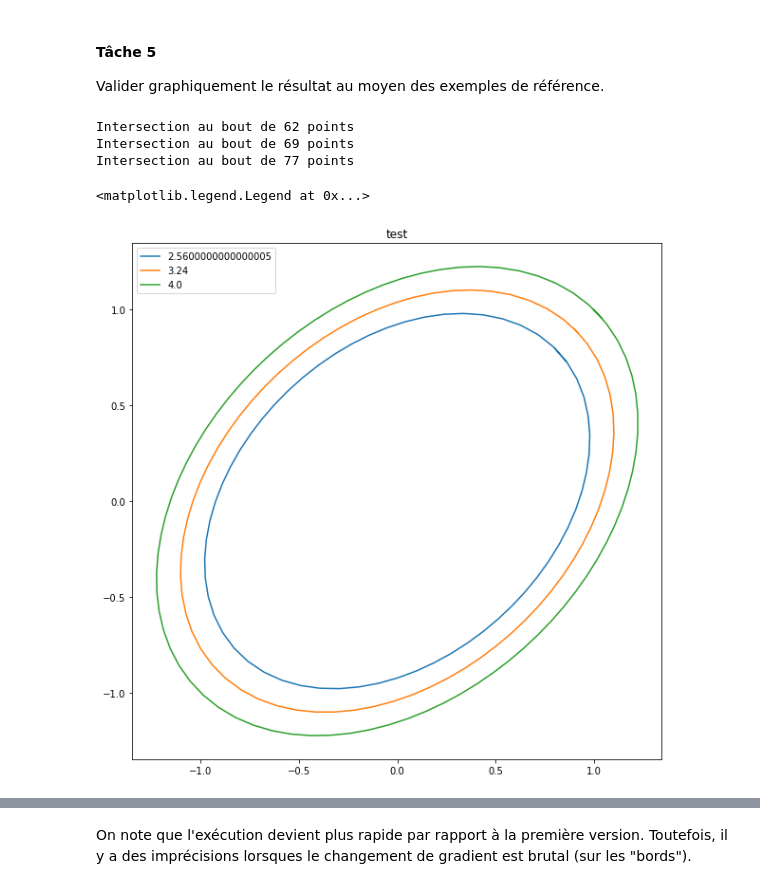
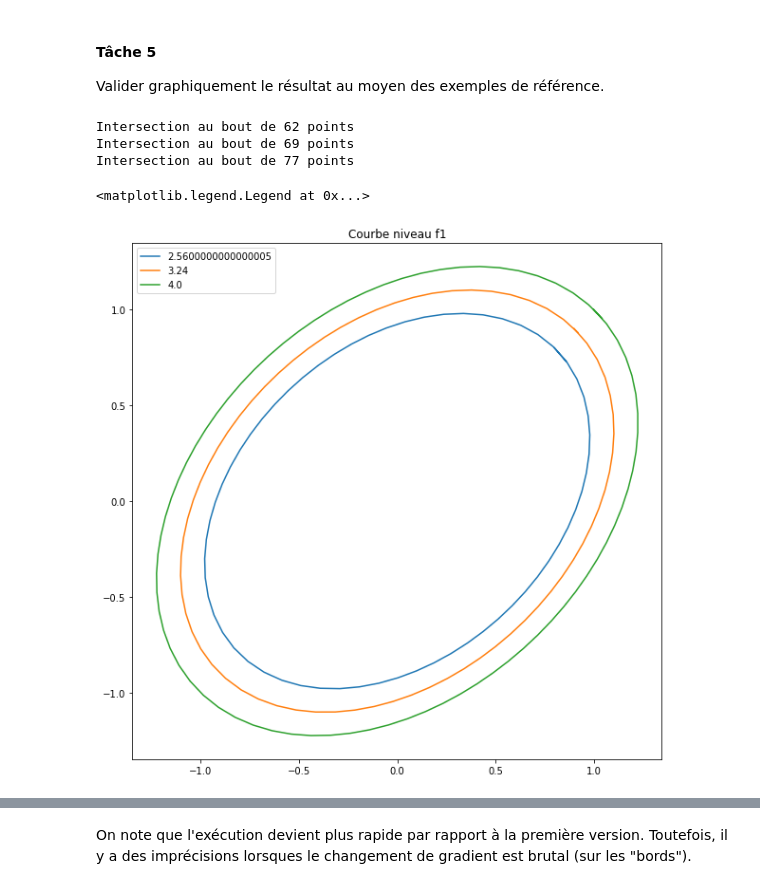
Before and after one commit to guillaumerichard2020/Projet-maths-1, a Jupyter notebook: Courbes de niveau - Enoncé.ipynb, the cells around one changed output, grey strips where cells are left out. Saved outputs shown, nothing was run; the diff lists cells and outputs as text; code cells hidden in the pictures.

```diff
--- a/Courbes de niveau - Enoncé.ipynb
+++ b/Courbes de niveau - Enoncé.ipynb
@@ -510,20 +509,20 @@ Valider graphiquement le résultat au moyen des exemples de référence.
 # %%
 test1=level_curve2(f1, 0.8, 0.8, 0.1, 1000)
 test2=level_curve2(f1, 0.9, 0.9, 0.1, 1000)
 test3=level_curve2(f1, 1.0, 1.0, 0.1, 1000)
 
 plt.figure()
-plt.title('test')
+plt.title('Courbe niveau f1')
 plt.plot(test1[0],test1[1], label=f1(0.8,0.8))
 plt.plot(test2[0],test2[1], label=f1(0.9,0.9))
 plt.plot(test3[0],test3[1], label=f1(1.0,1.0))
 plt.legend()
 # %% [output]
 Intersection au bout de 62 points
 Intersection au bout de 69 points
 Intersection au bout de 77 points
 <matplotlib.legend.Legend at 0x...>
-[figure, old version]
+[figure, new version]
 # %%
 test=level_curve2(f2, -1.0, 2.5, 0.1, 1000)
 
```
Also changed, not shown: parts of 14 cells of this notebook.
